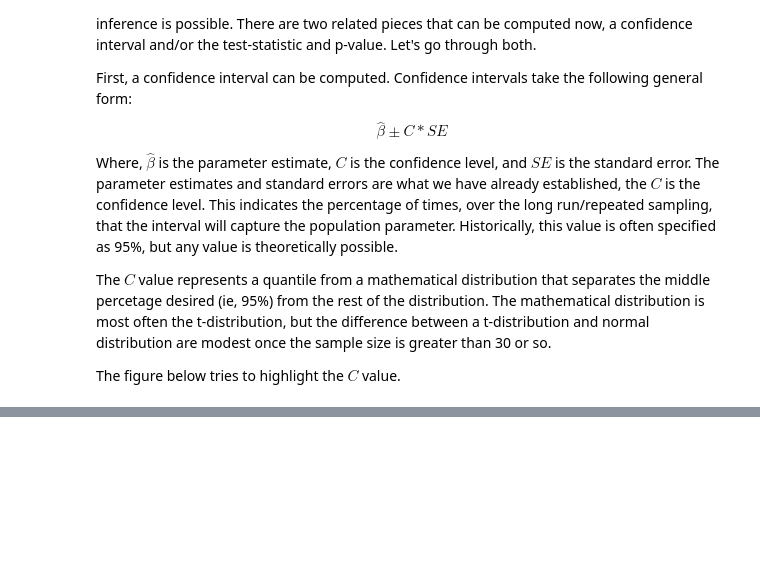
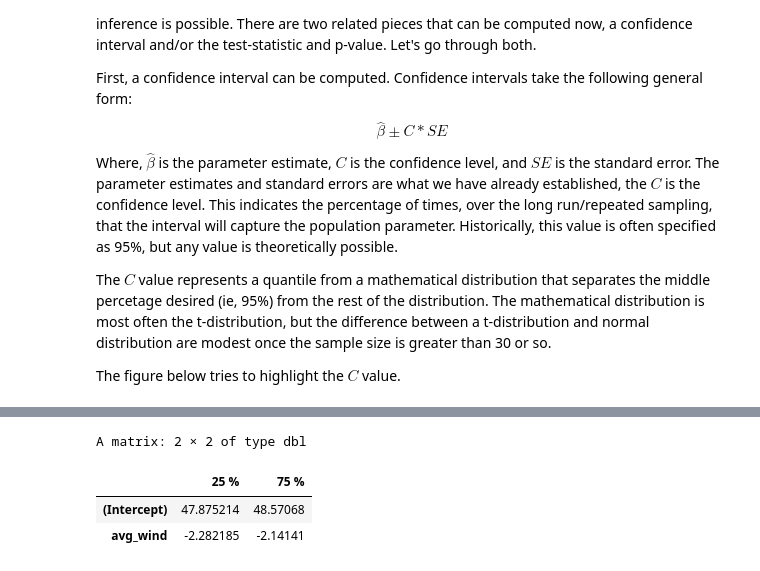
Before and after one commit to lebebr01/psqf_6243, a Jupyter notebook: course-notes/05-regression-inference-v2.ipynb, the cells around one changed output, grey strips where cells are left out. Saved outputs shown, nothing was run; the diff lists cells and outputs as text; code cells hidden in the pictures; blank space fills up the shorter version.

```diff
--- a/course-notes/05-regression-inference-v2.ipynb
+++ b/course-notes/05-regression-inference-v2.ipynb
@@ -279,0 +265,7 @@ F-statistic: 449.3 on 1 and 4819 DF,  p-value: < 2.2e-16
+# %%
+confint(air_lm, level = .5)
+# %% [output]
+A matrix: 2 × 2 of type dbl
+|  | 25 % | 75 % |
+| (Intercept) | 47.875214 | 48.57068 |
+| avg_wind | -2.282185 | -2.14141 |
```
Also changed, not shown: parts of 14 cells of this notebook, 11 other files.
